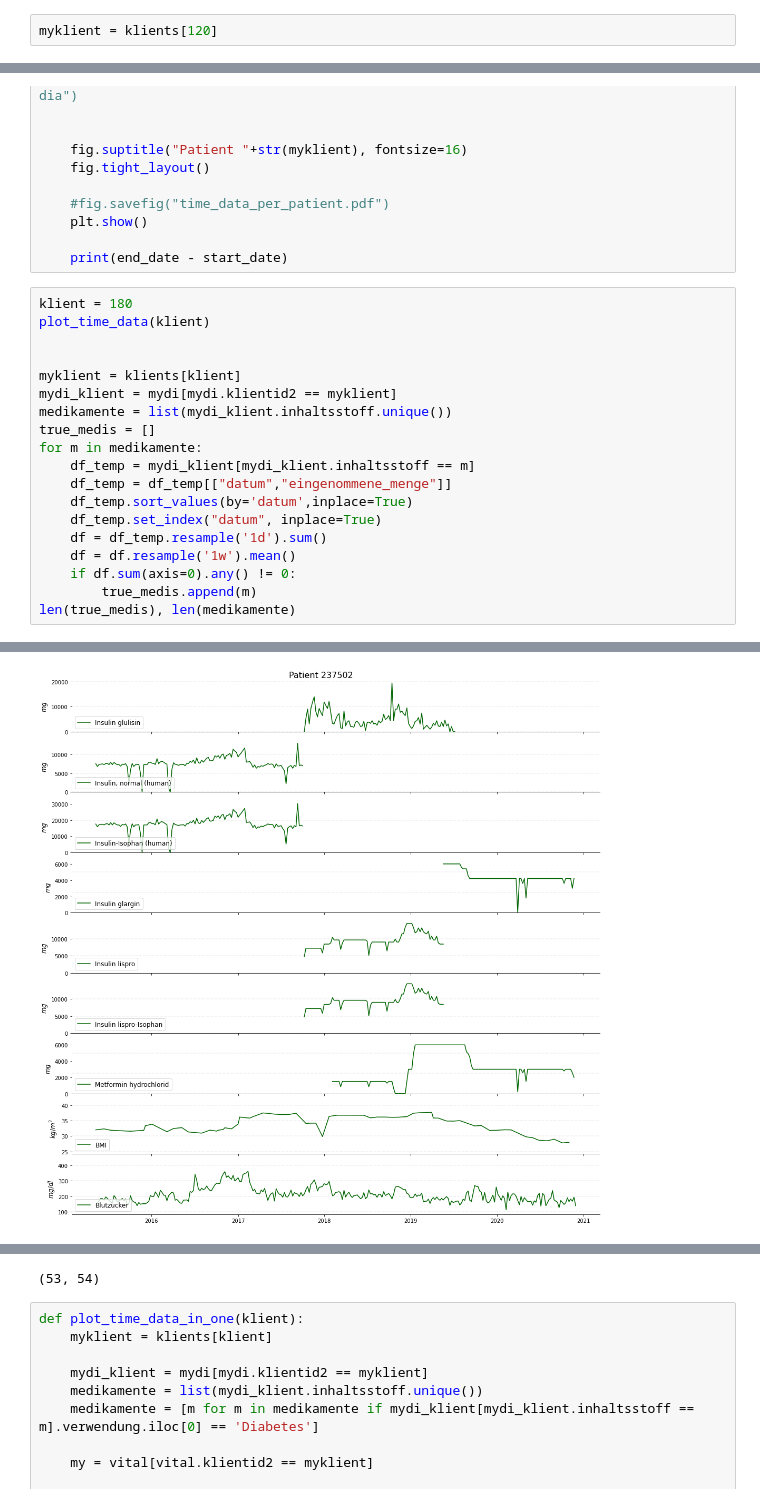
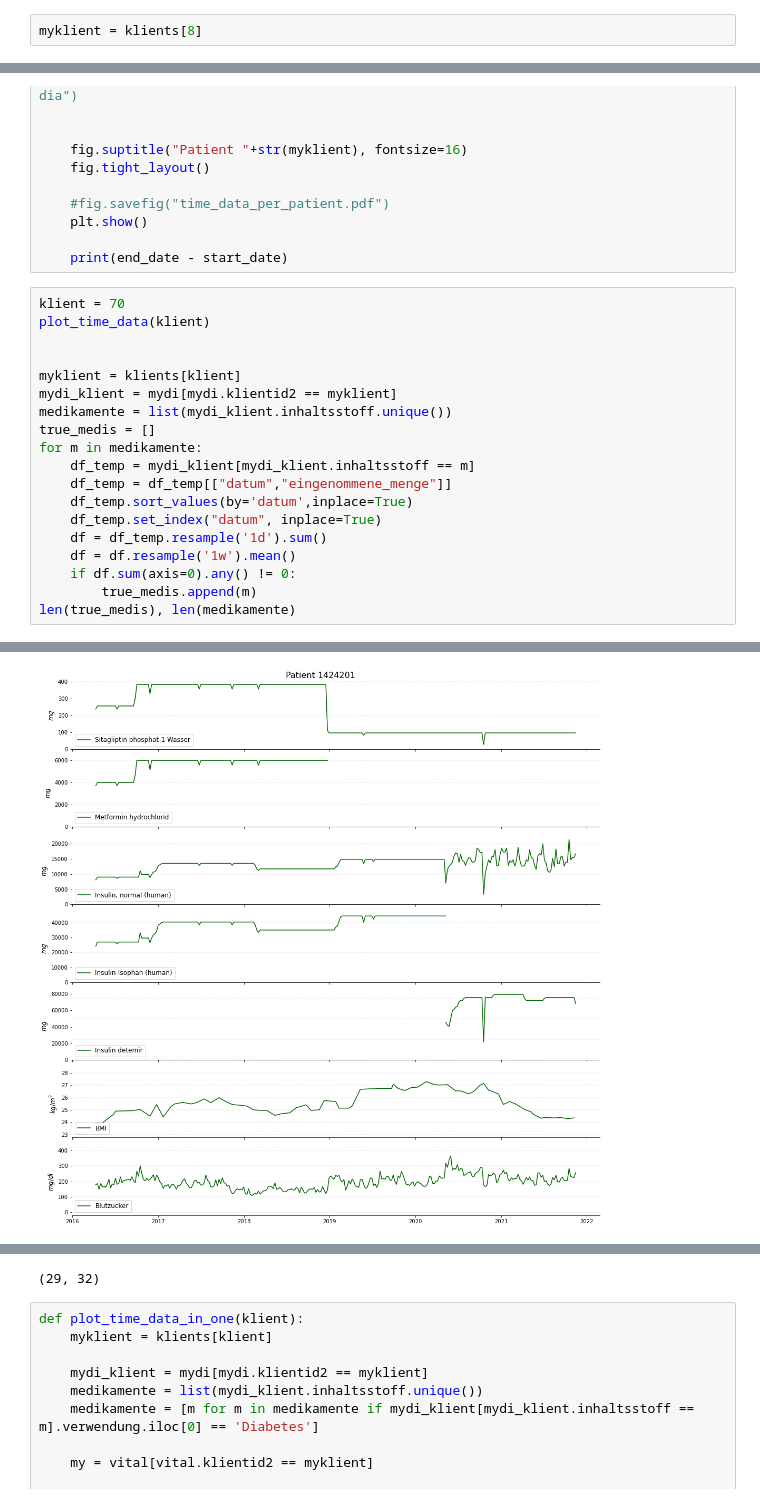
Before and after one commit to Caro1212/02_Python, a Jupyter notebook: Connext Datenanalyse/Plot_TimeData.ipynb, the cells around one changed output, grey strips where cells are left out. Drawn from its saved outputs; the diff is of its cells as text.

```diff
--- a/Connext Datenanalyse/Plot_TimeData.ipynb
+++ b/Connext Datenanalyse/Plot_TimeData.ipynb
@@ -16,4 +16,4 @@ klients.index(2186303)
 # %% [output]
 97
 # %%
-myklient = klients[120]
+myklient = klients[8]
@@ -153,7 +153,7 @@ def plot_time_data(klient):
 
     print(end_date - start_date)
 # %%
-klient = 180
+klient = 70
 plot_time_data(klient)
 
 
@@ -162,31 +162,31 @@ mydi_klient = mydi[mydi.klientid2 == myklient]
 medikamente = list(mydi_klient.inhaltsstoff.unique())
 true_medis = []
 for m in medikamente:
     df_temp = mydi_klient[mydi_klient.inhaltsstoff == m]
     df_temp = df_temp[["datum","eingenommene_menge"]]
     df_temp.sort_values(by='datum',inplace=True)
     df_temp.set_index("datum", inplace=True)
     df = df_temp.resample('1d').sum()
     df = df.resample('1w').mean()
     if df.sum(axis=0).any() != 0:
         true_medis.append(m)
 len(true_medis), len(medikamente)
 # %% [output]
 A value is trying to be set on a copy of a slice from a DataFrame.
 Try using .loc[row_indexer,col_indexer] = value instead
 
 See the caveats in the documentation: https://pandas.pydata.org/pandas-docs/stable/user_guide/indexing.html#returning-a-view-versus-a-copy
   my_bz["wert"] = num
 A value is trying to be set on a copy of a slice from a DataFrame
 
 See the caveats in the documentation: https://pandas.pydata.org/pandas-docs/stable/user_guide/indexing.html#returning-a-view-versus-a-copy
   my_bz.sort_values(by='datum',inplace=True)
 A value is trying to be set on a copy of a slice from a DataFrame.
 Try using .loc[row_indexer,col_indexer] = value instead
 
 ... (12 lines left out)
 Try using .loc[row_indexer,col_indexer] = value instead
 
 See the caveats in the documentation: https://pandas.pydata.org/pandas-docs/stable/user_guide/indexing.html#returning-a-view-versus-a-copy
   my_bmi["wert"] = num
-[figure, old version]
+[figure, new version]
@@ -194,4 +194,4 @@ See the caveats in the documentation: https://pandas.pydata.org/pandas-docs/stab
-(53, 54)
+(29, 32)
 # %%
 def plot_time_data_in_one(klient):
     myklient = klients[klient]
```
Also changed, not shown: parts of 3 cells of this notebook, 17 other files.
